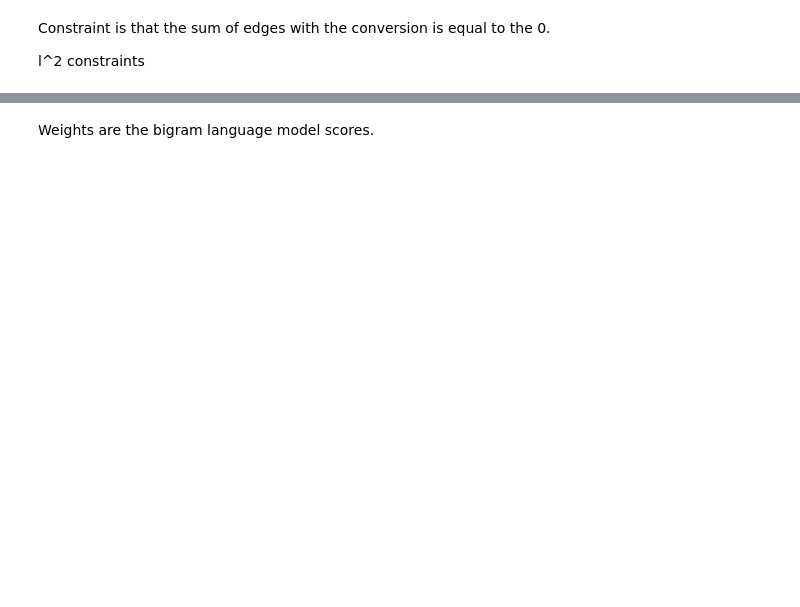
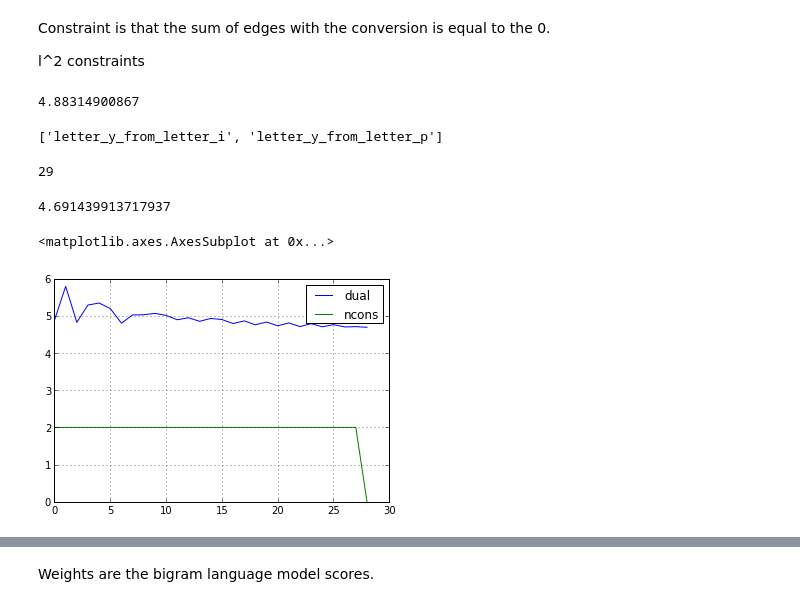
Before and after one commit to srush/PyDecode, a Jupyter notebook: notebooks/decipher.ipynb, the cells around one changed output, grey strips where cells are left out. Drawn from its saved outputs; the diff is of its cells as text; code cells hidden in the pictures; blank space fills up the shorter version.

```diff
--- a/notebooks/decipher.ipynb
+++ b/notebooks/decipher.ipynb
@@ -53,0 +62,2 @@ c
+# %%
+hyper1 = build_cipher_graph(ciphertext1)
@@ -63,11 +73,23 @@ Constraint is that the sum of edges with the conversion is equal to the 0.
 
 l^2 constraints
 # %%
-constraints = hyper.Constraints(hypergraph)
-for l in letters:
-    count = len([for c in ctext if c == l])
-    for l2 in letters:
-        def constraint((word, tag, prev_tag)):
-            if cons_tag != tag: return 0
-            return {"dog" : 1, "park" : -1}.get(word, 0)
-        constraints.add("letter_" + l + "from_letter_" + l2, constraint, 0)
+def build_constraints(hypergraph, ciphertext):
+    constraints = hyper.Constraints(hypergraph)
+    for l in letters:
+        positions = [i for i, c in enumerate(ciphertext) if c == l]
+        count = len(positions)
+        for l2 in letters:
+            def constraint(conv):
+                if l == conv.cypherletter and l2 == conv.letter:
+                    if positions[0] == conv.i:
+                        return count - 1
+                    else:
+                        return -1
+                return 0
+            constraints.add("letter_%s_from_letter_%s"%(l, l2), constraint, 0)
+    return constraints
+constraints = build_constraints(hyper1, ciphertext1)
+# %%
+def build_weights(edge):
+    return random.random()
+weights = hyper.Weights(hyper1, build_weights)
@@ -73,0 +104,14 @@ for l in letters:
+# %%
+print weights.dot(path)
+constraints.check(path)
+# %% [output]
+4.88314900867
+['letter_y_from_letter_i', 'letter_y_from_letter_p']
+# %%
+cpath, duals = hyper.best_constrained(hyper1, weights, constraints)
+# %%
+print len(duals)
+weights.dot(duals[-1].path)
+# %% [output]
+29
+4.691439913717937
@@ -73,0 +120,8 @@ for l in letters:
+# %%
+import pandas as pd
+df = pd.DataFrame(data = {"dual": [d.dual for d in duals],
+                          "ncons": [len(d.constraints) for d in duals]}, index = range(len(duals)))
+df.plot()
+# %% [output]
+<matplotlib.axes.AxesSubplot at 0x...>
+[figure, added]
```
Also changed, not shown: parts of 23 cells of this notebook, 17 other files.
